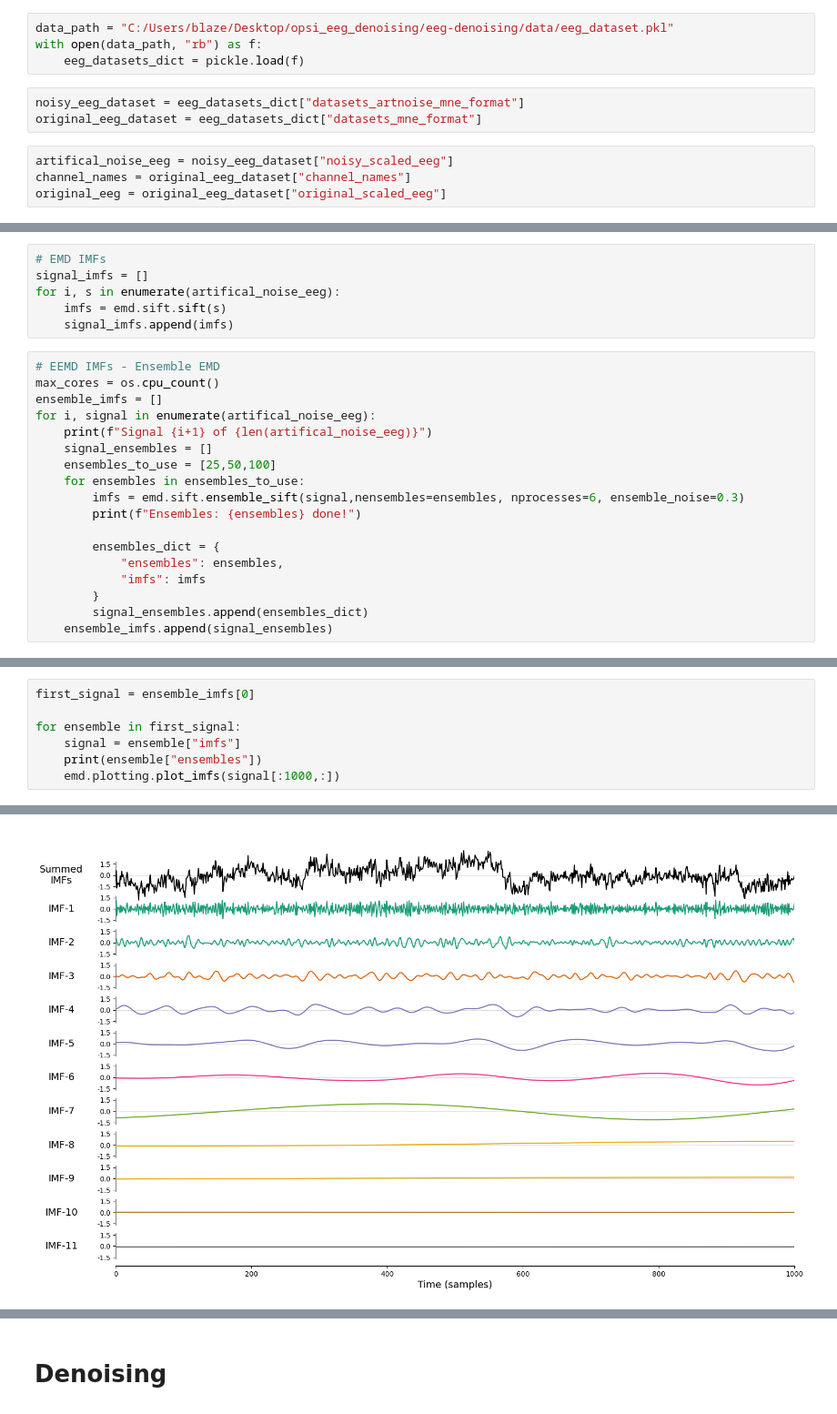
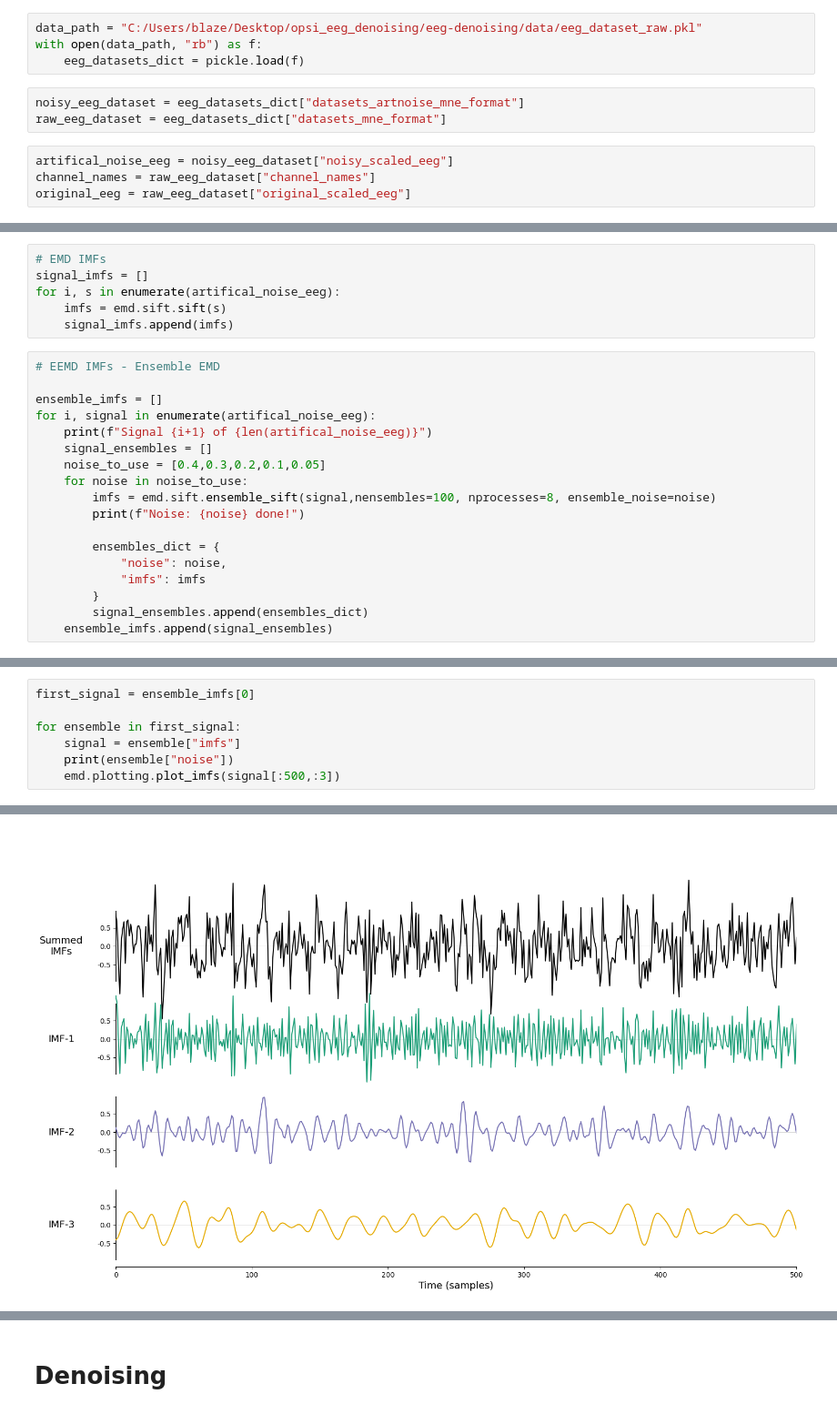
Before and after one commit to eryk-urbanski/eeg-denoising, a Jupyter notebook: notebooks/EMD/03_denoising.ipynb, the cells around one changed output, grey strips where cells are left out. Shown at 91% size. Drawn from its saved outputs; the diff is of its cells as text.

```diff
--- a/notebooks/EMD/03_denoising.ipynb
+++ b/notebooks/EMD/03_denoising.ipynb
@@ -11,16 +11,16 @@ import sys
 %matplotlib inline
 #%matplotlib qt
 # %%
-data_path = "C:/Users/blaze/Desktop/opsi_eeg_denoising/eeg-denoising/data/eeg_dataset.pkl"
+data_path = "C:/Users/blaze/Desktop/opsi_eeg_denoising/eeg-denoising/data/eeg_dataset_raw.pkl"
 with open(data_path, "rb") as f:
     eeg_datasets_dict = pickle.load(f)
 # %%
 noisy_eeg_dataset = eeg_datasets_dict["datasets_artnoise_mne_format"]
-original_eeg_dataset = eeg_datasets_dict["datasets_mne_format"]
+raw_eeg_dataset = eeg_datasets_dict["datasets_mne_format"]
 # %%
 artifical_noise_eeg = noisy_eeg_dataset["noisy_scaled_eeg"]
-channel_names = original_eeg_dataset["channel_names"]
-original_eeg = original_eeg_dataset["original_scaled_eeg"]
+channel_names = raw_eeg_dataset["channel_names"]
+original_eeg = raw_eeg_dataset["original_scaled_eeg"]
 # %%
 for i in range(1,5):
     plt.subplot(2,2,i)
@@ -40,18 +42,18 @@ for i, s in enumerate(artifical_noise_eeg):
     signal_imfs.append(imfs)
 # %%
 # EEMD IMFs - Ensemble EMD
-max_cores = os.cpu_count()
+
 ensemble_imfs = []
 for i, signal in enumerate(artifical_noise_eeg):
     print(f"Signal {i+1} of {len(artifical_noise_eeg)}")
     signal_ensembles = []
-    ensembles_to_use = [25,50,100]
-    for ensembles in ensembles_to_use:
-        imfs = emd.sift.ensemble_sift(signal,nensembles=ensembles, nprocesses=6, ensemble_noise=0.3)
-        print(f"Ensembles: {ensembles} done!")
+    noise_to_use = [0.4,0.3,0.2,0.1,0.05]
+    for noise in noise_to_use:
+        imfs = emd.sift.ensemble_sift(signal,nensembles=100, nprocesses=8, ensemble_noise=noise)
+        print(f"Noise: {noise} done!")
 
         ensembles_dict = {
-            "ensembles": ensembles,
+            "noise": noise,
             "imfs": imfs
         }
         signal_ensembles.append(ensembles_dict)
@@ -79,6 +81,6 @@ first_signal = ensemble_imfs[0]
 
 for ensemble in first_signal:
     signal = ensemble["imfs"]
-    print(ensemble["ensembles"])
-    emd.plotting.plot_imfs(signal[:1000,:])
+    print(ensemble["noise"])
+    emd.plotting.plot_imfs(signal[:500,:3])
 # %% [output]
@@ -88 +92 @@ for ensemble in first_signal:
-[figure, old version]
+[figure, new version]
```
Also changed, not shown: parts of 18 cells of this notebook, 5 other files.
